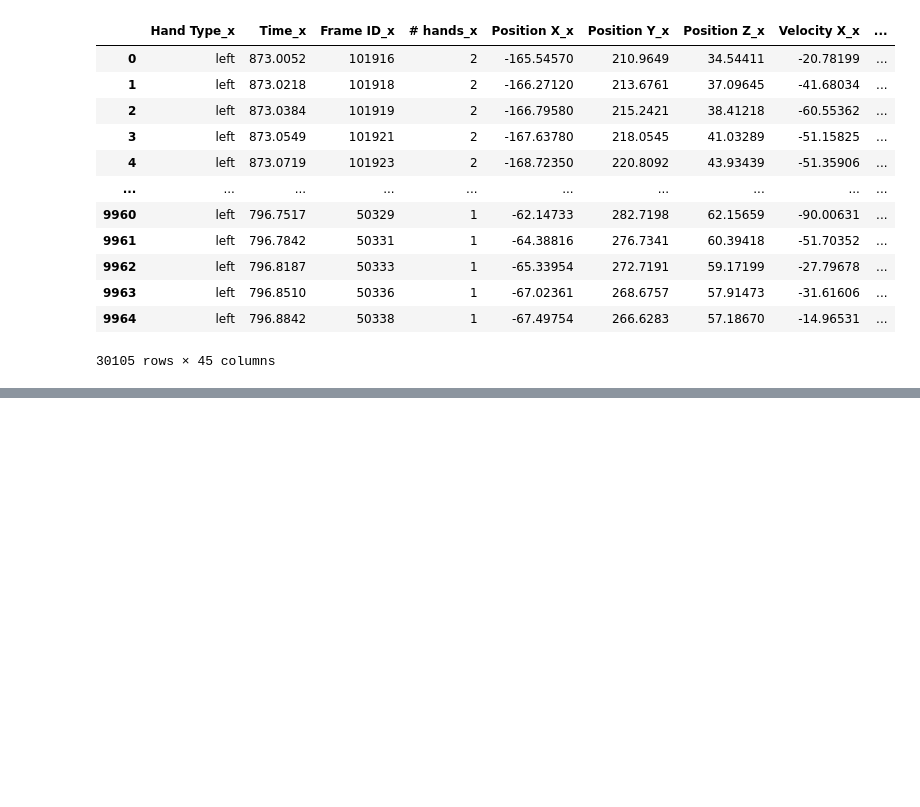
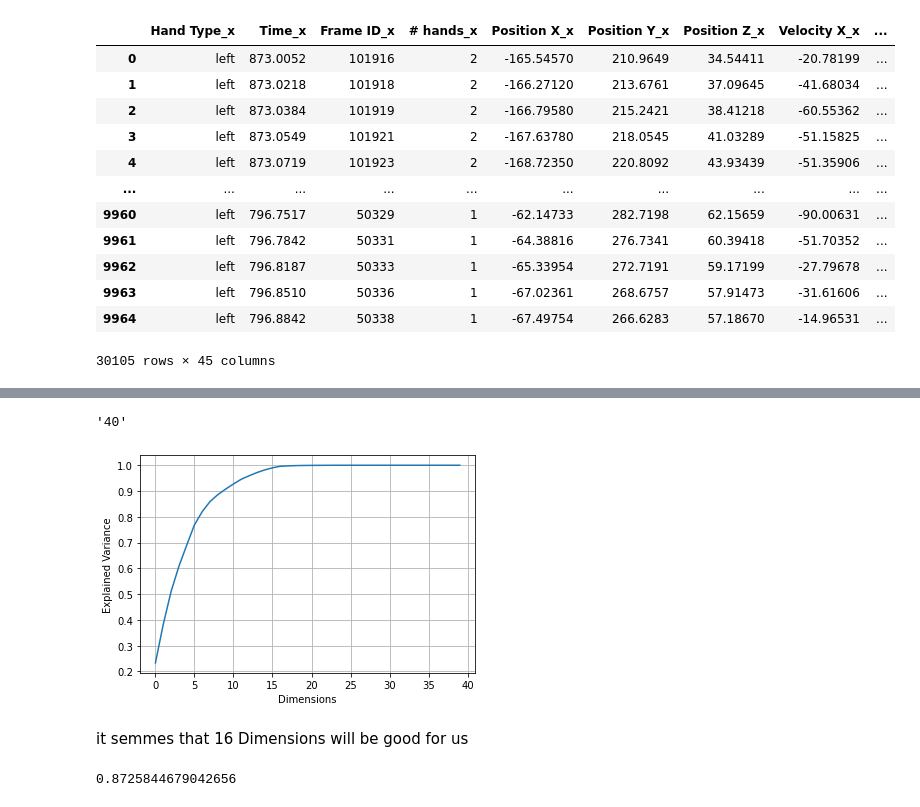
Before and after one commit to kuty007/final-porj-semB, a Jupyter notebook: Hands.ipynb, the cells around one changed output, grey strips where cells are left out. Cells and saved outputs as stored; diff of their text form; code cells hidden in the pictures; blank space fills up the shorter version.

```diff
--- a/Hands.ipynb
+++ b/Hands.ipynb
@@ -557,0 +546,5 @@ df_all_test
+# %%
+y = df_all["Type"]
+X = df_all.drop(labels = ["Type"], axis = 1)
+# %%
+X_train, X_test, y_train, y_test = train_test_split( X, y, test_size = 0.2, random_state=42)
@@ -557,0 +579,22 @@ df_all_test
+# %%
+pca = PCA()
+pca.fit(X_train)
+cumsum = np.cumsum(pca.explained_variance_ratio_)
+plt.xlabel('Dimensions')
+plt.ylabel('Explained Variance')
+plt.grid(True)
+plt.plot(cumsum)
+str(pca.n_components_)
+# %% [output]
+'40'
+[figure, added]
+# %% [markdown]
+it semmes that 16 Dimensions will be good for us
+# %%
+rf = RandomForestClassifier(criterion='entropy', max_depth=50, max_features='auto',
+                       min_samples_leaf=4, min_samples_split=3,
+                       n_estimators=100)
+pipeline_rf2 = make_pipeline(StandardScaler(),PCA(16),rf)
+print(cross_val_score(pipeline_rf2, X, y, cv=5, scoring='accuracy').mean())
+# %% [output]
+0.8725844679042656
```
Also changed, not shown: parts of 22 cells of this notebook, 1 other file.
